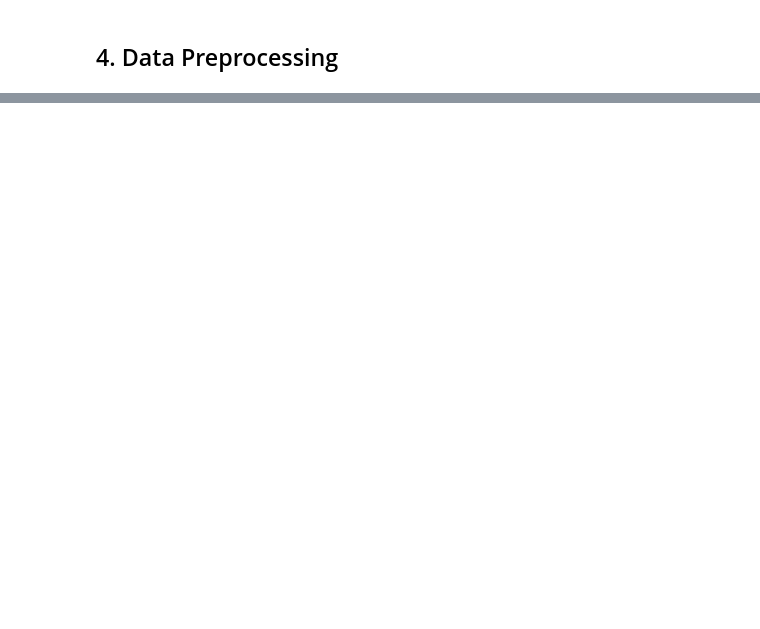
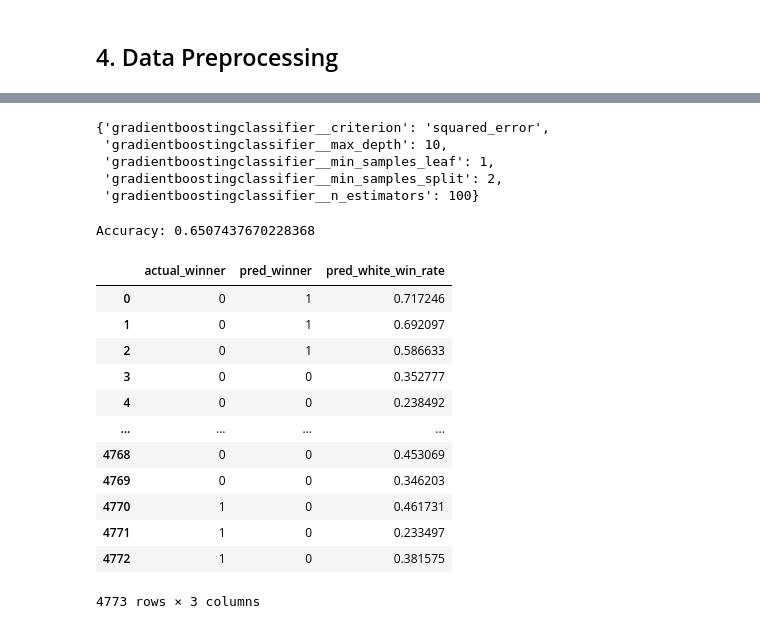
Before and after one commit to ParunNg/Chess-Winning-Rate-Prediction, a Jupyter notebook: chess_games.ipynb, the cells around one changed output, grey strips where cells are left out. Drawn from its saved outputs; the diff is of its cells as text; code cells hidden in the pictures; blank space fills up the shorter version.

Commit message:
add cross validation and grid search

```diff
--- a/chess_games.ipynb
+++ b/chess_games.ipynb
@@ -422,0 +449,23 @@ GradientBoostingClassifier - Score: [0.69503546 0.67682737 0.68277377 0.68412648
+# %%
+# Select best performing model
+clf = GradientBoostingClassifier()
+
+# Specify hyperparameters for grid search
+param_grid = {
+    'n_estimators': [3, 10, 100],
+    'criterion': ['friedman_mse', 'squared_error'],
+    'min_samples_split': [2, 4, 6],
+    'min_samples_leaf': [1, 2, 3],
+    'max_depth' : [1, 3, 5, 10]}
+
+pipe_grid = {}
+
+# adding the prefix '{classifier_name}__' to each hyperparameter
+for param in param_grid.keys():
+    new_param = clf.__class__.__name__.lower()+'__'+param
+    pipe_grid[new_param] = param_grid[param]
+
+
+pipe = make_pipeline(preprocessor, clf)
+grid = GridSearchCV(pipe, pipe_grid, cv=kfold)
+grid.fit(X_train, y_train)
@@ -422,0 +493,44 @@ GradientBoostingClassifier - Score: [0.69503546 0.67682737 0.68277377 0.68412648
+# %%
+# Get the best values for each hyperparameter
+grid.best_params_
+# %% [output]
+{'gradientboostingclassifier__criterion': 'squared_error',
+ 'gradientboostingclassifier__max_depth': 10,
+ 'gradientboostingclassifier__min_samples_leaf': 1,
+ 'gradientboostingclassifier__min_samples_split': 2,
+ 'gradientboostingclassifier__n_estimators': 100}
+# %%
+best_param = {}
+for param in grid.best_params_:
+    new_param = param.removeprefix('gradientboostingclassifier__')
+    best_param[new_param] = grid.best_params_[param]
+
+# Select best performing model using best hyperparameters
+clf = GradientBoostingClassifier(**best_param)
+best_pipe = make_pipeline(preprocessor, clf)
+
+best_pipe.fit(X_train, y_train)
+# Test score of best performing model using best hyperparameters
+print(f"Accuracy: {best_pipe.score(X_test, y_test)}")
+# %% [output]
+Accuracy: 0.6507437670228368
+# %%
+results = pd.DataFrame({"actual_winner": y_test})
+
+results['pred_winner'] = best_pipe.predict(X_test)
+results['pred_white_win_rate'] = best_pipe.predict_proba(X_test)[:, 1]
+results
+# %% [output]
+|  | actual_winner | pred_winner | pred_white_win_rate |
+| 0 | 0 | 1 | 0.717246 |
+| 1 | 0 | 1 | 0.692097 |
+| 2 | 0 | 1 | 0.586633 |
+| 3 | 0 | 0 | 0.352777 |
+| 4 | 0 | 0 | 0.238492 |
+| ... | ... | ... | ... |
+| 4768 | 0 | 0 | 0.453069 |
+| 4769 | 0 | 0 | 0.346203 |
+| 4770 | 1 | 0 | 0.461731 |
+| 4771 | 1 | 0 | 0.233497 |
+| 4772 | 1 | 0 | 0.381575 |
+4773 rows × 3 columns
```
Also changed, not shown: parts of 26 cells of this notebook, 1 other file.
